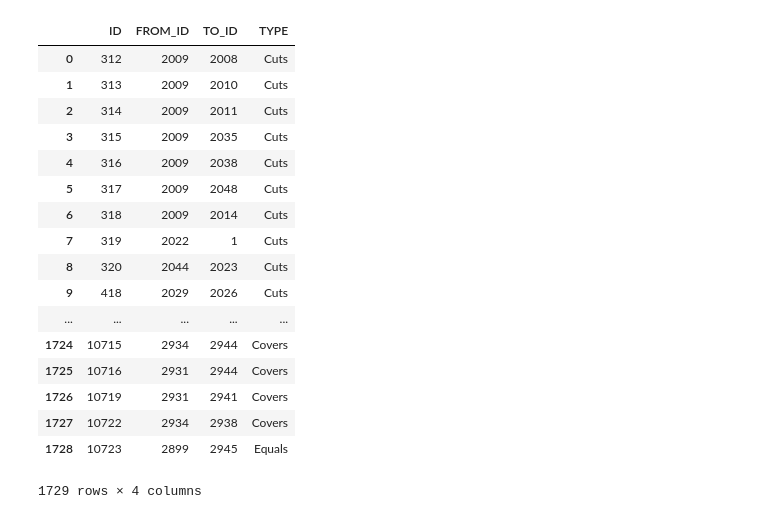
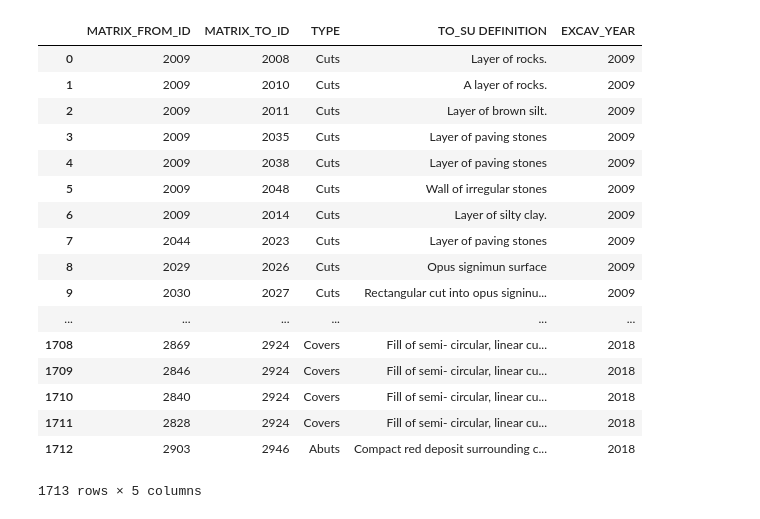
Before and after one commit to ropitz/gabii_experiments, a Jupyter notebook: gabii_matrix_web.ipynb, the cells around one changed output. Drawn from its saved outputs; the diff is of its cells as text; code cells hidden in the pictures.

```diff
--- a/gabii_matrix_web.ipynb
+++ b/gabii_matrix_web.ipynb
@@ -10,24 +10,24 @@ import graphviz
 from networkx.algorithms import approximation as approx
 import pydot
 # %%
-areaCdf = pd.read_csv("https://raw.githubusercontent.com/ropitz/gabii_experiments/master/areaC_matrix_2018.csv")
-areaCdf
+areaC_all = pd.read_csv("https://raw.githubusercontent.com/ropitz/gabii_experiments/master/su_matrix_C_all.csv")
+areaC_all
 # %% [output]
-|  | ID | FROM_ID | TO_ID | TYPE |
-| 0 | 312 | 2009 | 2008 | Cuts |
-| 1 | 313 | 2009 | 2010 | Cuts |
-| 2 | 314 | 2009 | 2011 | Cuts |
-| 3 | 315 | 2009 | 2035 | Cuts |
-| 4 | 316 | 2009 | 2038 | Cuts |
-| 5 | 317 | 2009 | 2048 | Cuts |
-| 6 | 318 | 2009 | 2014 | Cuts |
-| 7 | 319 | 2022 | 1 | Cuts |
-| 8 | 320 | 2044 | 2023 | Cuts |
-| 9 | 418 | 2029 | 2026 | Cuts |
-| ... | ... | ... | ... | ... |
-| 1724 | 10715 | 2934 | 2944 | Covers |
-| 1725 | 10716 | 2931 | 2944 | Covers |
-| 1726 | 10719 | 2931 | 2941 | Covers |
-| 1727 | 10722 | 2934 | 2938 | Covers |
-| 1728 | 10723 | 2899 | 2945 | Equals |
+|  | MATRIX_FROM_ID | MATRIX_TO_ID | TYPE | TO_SU DEFINITION | EXCAV_YEAR |
+| 0 | 2009 | 2008 | Cuts | Layer of rocks. | 2009 |
+| 1 | 2009 | 2010 | Cuts | A layer of rocks. | 2009 |
+| 2 | 2009 | 2011 | Cuts | Layer of brown silt. | 2009 |
+| 3 | 2009 | 2035 | Cuts | Layer of paving stones | 2009 |
+| 4 | 2009 | 2038 | Cuts | Layer of paving stones | 2009 |
+| 5 | 2009 | 2048 | Cuts | Wall of irregular stones | 2009 |
+| 6 | 2009 | 2014 | Cuts | Layer of silty clay. | 2009 |
+| 7 | 2044 | 2023 | Cuts | Layer of paving stones | 2009 |
+| 8 | 2029 | 2026 | Cuts | Opus signimun surface | 2009 |
+| 9 | 2030 | 2027 | Cuts | Rectangular cut into opus signinu... | 2009 |
+| ... | ... | ... | ... | ... | ... |
+| 1708 | 2869 | 2924 | Covers | Fill of semi- circular, linear cu... | 2018 |
+| 1709 | 2846 | 2924 | Covers | Fill of semi- circular, linear cu... | 2018 |
+| 1710 | 2840 | 2924 | Covers | Fill of semi- circular, linear cu... | 2018 |
+| 1711 | 2828 | 2924 | Covers | Fill of semi- circular, linear cu... | 2018 |
+| 1712 | 2903 | 2946 | Abuts | Compact red deposit surrounding c... | 2018 |
-1729 rows × 4 columns
+1713 rows × 5 columns
```
Also changed, not shown: parts of 25 cells of this notebook.
